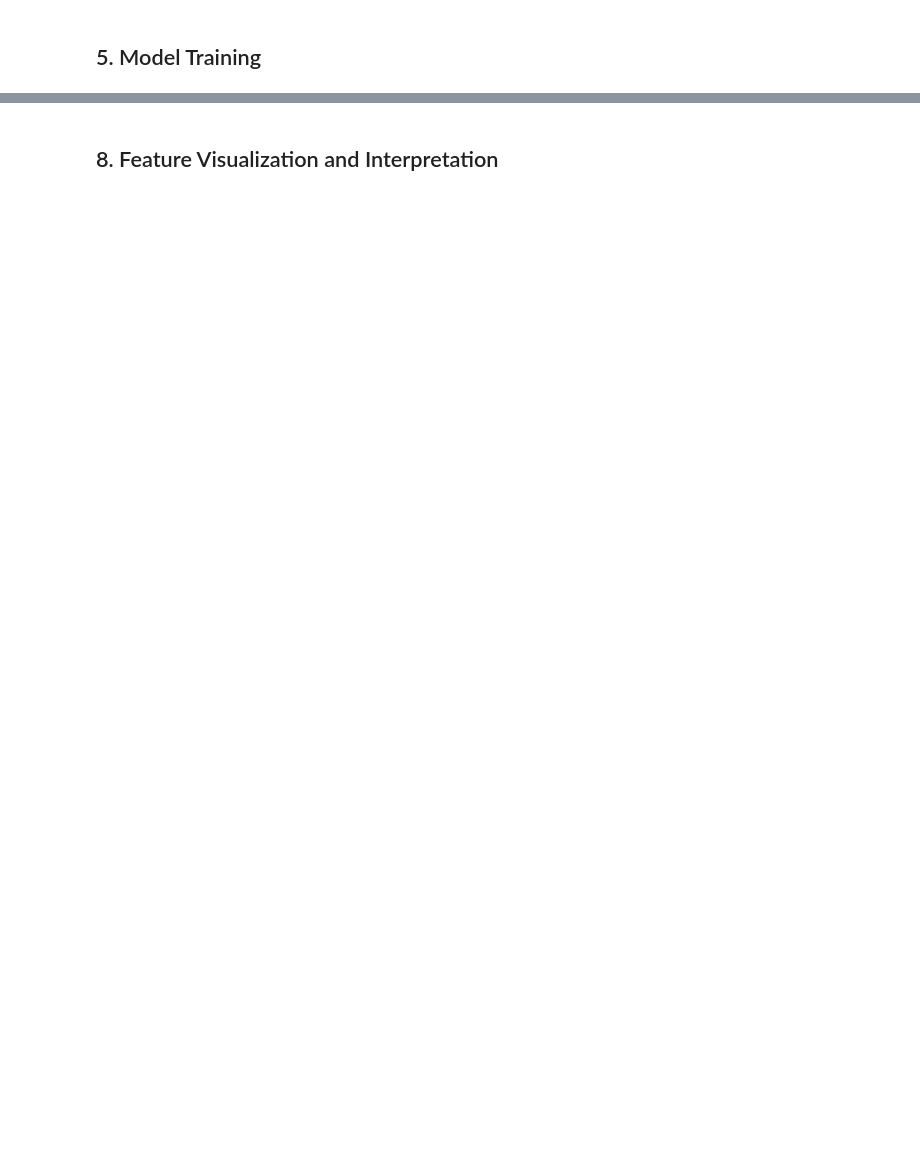
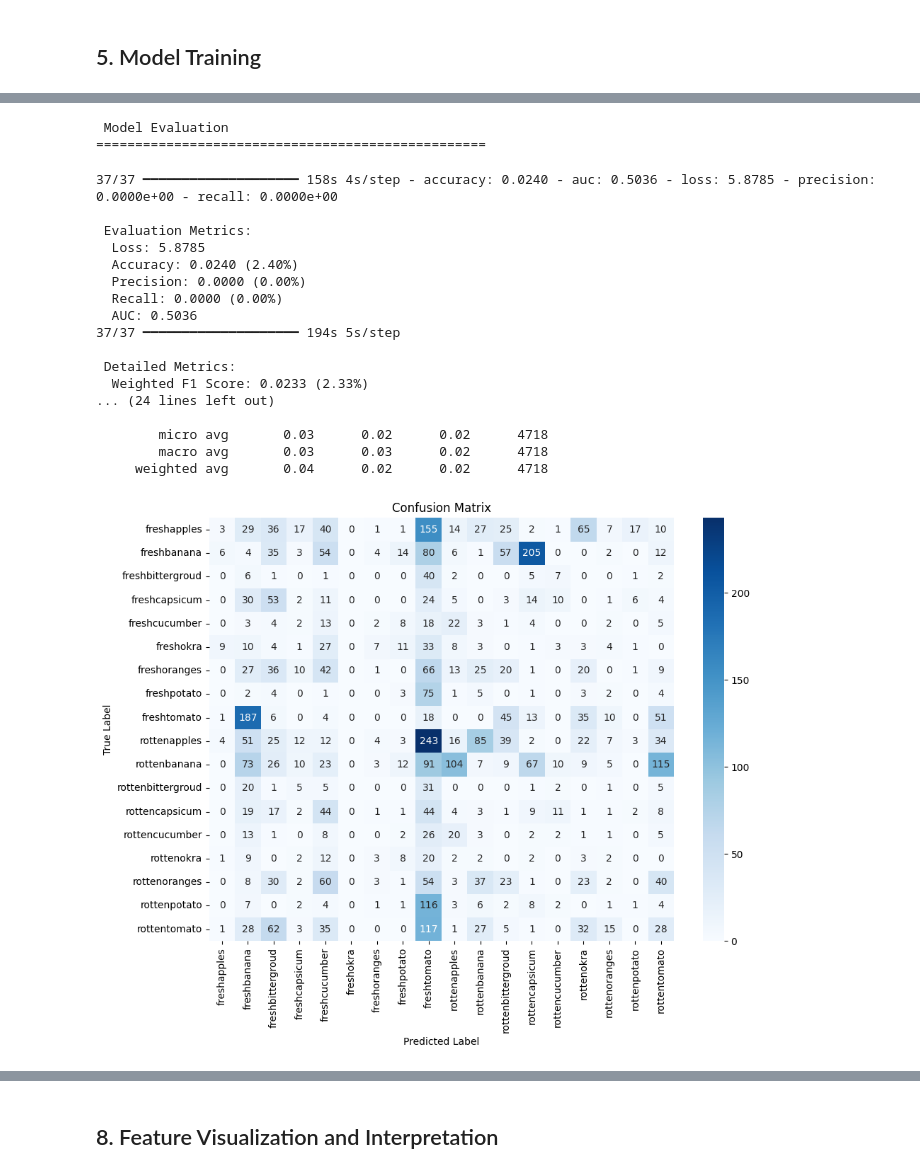
Before and after one commit to izerekerie/vendorclose-ai, a Jupyter notebook: notebook/vendorclose_ai.ipynb, the cells around one changed output, grey strips where cells are left out. Cells and saved outputs as stored; diff of their text form; code cells hidden in the pictures; blank space fills up the shorter version.

Commit message:
mode train finished

```diff
--- a/notebook/vendorclose_ai.ipynb
+++ b/notebook/vendorclose_ai.ipynb
@@ -127,7 +127,7 @@ Test samples: 6738
 # %% [markdown]
 ## 4. Model Creation
 # %%
-print("\n🏗️  Model Creation")
+print("\n  Model Creation")
 print("=" * 50)
 
 # Get number of classes from data generator
@@ -142,7 +142,7 @@ else:
 # Initialize classifier with correct number of classes
 classifier = FruitQualityClassifier(
     num_classes=num_classes,  # Use detected number of classes
-    img_size=(224, 224),
+    img_size=(160, 160),
     learning_rate=0.001
 )
 
@@ -153,10 +153,10 @@ model = classifier.build_model(use_pretrained=True)
 classifier.compile_model(optimizer_name='adam')
 
 # Display model summary
-print("\n📋 Model Architecture:")
+print("\n Model Architecture:")
 model.summary()
 
-print("\n✅ Model created with:")
+print("\n Model created with:")
 print("  - Transfer Learning: MobileNetV2 (pretrained on ImageNet)")
 print("  - Regularization: Dropout, L2, Batch Normalization")
 print("  - Data Augmentation: Rotation, Zoom, Shift, Flip")
@@ -199,7 +199,7 @@ Model: "functional"
 # %% [markdown]
 ## 5. Model Training
 # %%
-print("\n🚀 Model Training")
+print("\n Model Training")
 print("=" * 50)
 
 if train_dir.exists() and 'train_gen' in locals():
@@ -213,14 +213,14 @@ if train_dir.exists() and 'train_gen' in locals():
             current_output = None
 
     if current_output != num_classes:
-        print(f"⚠️  Mismatch detected: train generator has {num_classes} classes "
+        print(f"  Mismatch detected: train generator has {num_classes} classes "
               f"but model outputs {current_output}. Rebuilding model to match classes...")
         # Rebuild classifier with correct number of classes
         # Preserve learning rate if available, otherwise default to 0.001
         lr = getattr(classifier, 'learning_rate', 0.001)
         classifier = FruitQualityClassifier(
             num_classes=num_classes,
-            img_size=(224, 224),
+            img_size=(160, 160),
             learning_rate=lr
         )
         # Build and compile new model
@@ -238,7 +238,7 @@ if train_dir.exists() and 'train_gen' in locals():
         train_generator=train_gen,
         val_generator=val_gen,
         epochs=train_epochs,  # EarlyStopping may stop earlier
-        batch_size=32
+        batch_size=128
     )
 
     # Save the trained model
@@ -287,7 +287,7 @@ if train_dir.exists() and 'train_gen' in locals():
     plt.savefig('../logs/training_history.png', dpi=150, bbox_inches='tight')
     plt.show()
 
-    print("\n✅ Training completed!")
+    print("\nTraining completed!")
 else:
-    print("⚠️  Cannot train - data generators not available")
+    print("  Cannot train - data generators not available")
 # %% [output]
@@ -299,12 +354,12 @@ KeyboardInterrupt:
 # %%
-print("\n📊 Model Evaluation")
+print("\n Model Evaluation")
 print("=" * 50)
 
 if 'val_gen' in locals() and classifier.model is not None:
     # Evaluate on validation set
     eval_results = classifier.model.evaluate(val_gen, verbose=1)
 
-    print("\n📈 Evaluation Metrics:")
+    print("\n Evaluation Metrics:")
     print(f"  Loss: {eval_results[0]:.4f}")
     print(f"  Accuracy: {eval_results[1]:.4f} ({eval_results[1]*100:.2f}%)")
     print(f"  Precision: {eval_results[2]:.4f} ({eval_results[2]*100:.2f}%)")
@@ -322,42 +377,68 @@ if 'val_gen' in locals() and classifier.model is not None:
     precision = precision_score(y_true, y_pred_classes, average='weighted')
     recall = recall_score(y_true, y_pred_classes, average='weighted')
 
-    print("\n📊 Detailed Metrics:")
+    print("\n Detailed Metrics:")
     print(f"  Weighted F1 Score: {f1:.4f} ({f1*100:.2f}%)")
     print(f"  Weighted Precision: {precision:.4f} ({precision*100:.2f}%)")
     print(f"  Weighted Recall: {recall:.4f} ({recall*100:.2f}%)")
 
     # Classification Report
-    class_names = list(val_gen.class_indices.keys())
-    print("\n📋 Classification Report:")
-    print(classification_report(y_true, y_pred_classes, target_names=class_names))
+    # Ensure target_names match the labels actually present in y_true to avoid mismatches.
+    all_class_names = list(val_gen.class_indices.keys())
+    present_labels = np.unique(y_true)  # labels actually present in the validation set
+    # Map present label indices to their names
+    names_for_present = [all_class_names[int(i)] for i in present_labels]
 
-    # Confusion Matrix
-    cm = confusion_matrix(y_true, y_pred_classes)
+    print("\n Classification Report:")
+    print(classification_report(y_true, y_pred_classes, labels=present_labels.tolist(), target_names=names_for_present))
+
+    # Confusion Matrix (use present_labels to align rows/cols with target names)
+    cm = confusion_matrix(y_true, y_pred_classes, labels=present_labels.tolist())
     plt.figure(figsize=(10, 8))
     sns.heatmap(cm, annot=True, fmt='d', cmap='Blues',
-                xticklabels=class_names, yticklabels=class_names)
+                xticklabels=names_for_present, yticklabels=names_for_present)
     plt.title('Confusion Matrix')
     plt.ylabel('True Label')
     plt.xlabel('Predicted Label')
     plt.tight_layout()
     plt.savefig('../logs/confusion_matrix.png', dpi=150, bbox_inches='tight')
     plt.show()
 
     # Metrics Summary DataFrame
     metrics_df = pd.DataFrame({
         'Metric': ['Loss', 'Accuracy', 'Precision', 'Recall', 'F1 Score', 'AUC'],
         'Value': [eval_results[0], eval_results[1], precision, recall, f1, eval_results[4]]
     })
-    print("\n📊 Metrics Summary:")
+    print("\n Metrics Summary:")
     print(metrics_df.to_string(index=False))
 
-    print("\n✅ Evaluation completed with 6 metrics:")
+    print("\n Evaluation completed with 6 metrics:")
     print("  1. Loss (Categorical Crossentropy)")
     print("  2. Accuracy")
     print("  3. Precision (Weighted)")
     print("  4. Recall (Weighted)")
     print("  5. F1 Score (Weighted)")
     print("  6. AUC (Area Under Curve)")
 else:
-    print("⚠️  Cannot evaluate - model or validation generator not available")
+    print("  Cannot evaluate - model or validation generator not available")
+# %% [output]
+ Model Evaluation
+==================================================
+37/37 ━━━━━━━━━━━━━━━━━━━━ 158s 4s/step - accuracy: 0.0240 - auc: 0.5036 - loss: 5.8785 - precision: 0.0000e+00 - recall: 0.0000e+00
+
+ Evaluation Metrics:
+  Loss: 5.8785
+  Accuracy: 0.0240 (2.40%)
+  Precision: 0.0000 (0.00%)
+  Recall: 0.0000 (0.00%)
+  AUC: 0.5036
+37/37 ━━━━━━━━━━━━━━━━━━━━ 194s 5s/step
+
+ Detailed Metrics:
+  Weighted F1 Score: 0.0233 (2.33%)
+... (24 lines left out)
+
+        micro avg       0.03      0.02      0.02      4718
+        macro avg       0.03      0.03      0.02      4718
+     weighted avg       0.04      0.02      0.02      4718
+[figure, added]
```
Also changed, not shown: parts of 8 cells of this notebook, 3 other files.
